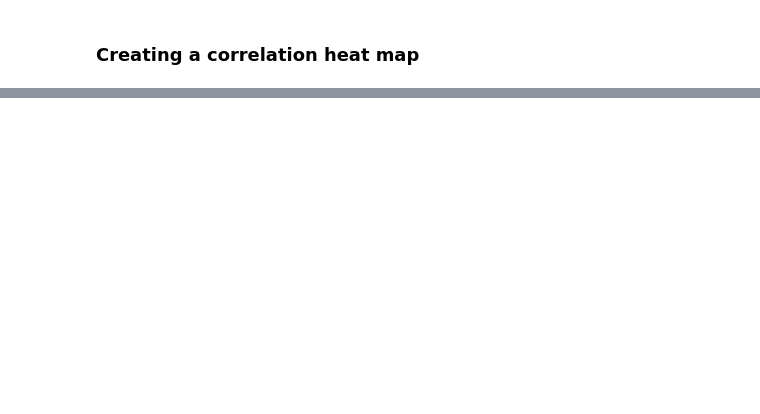
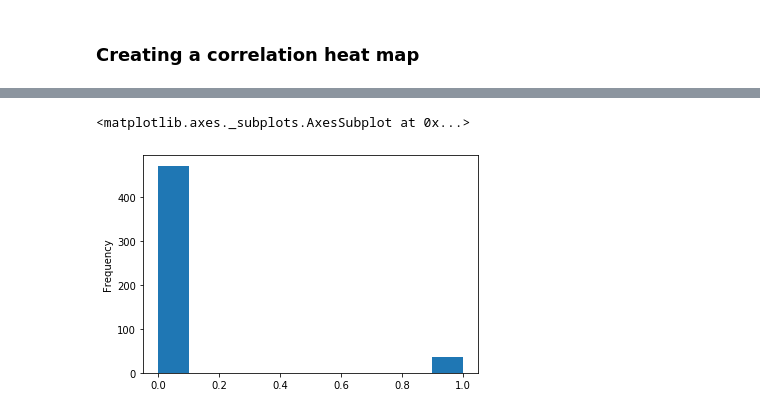
Before and after one commit to declanbarr/boston-house-prices, a Jupyter notebook: boston-house-prices-analysis.ipynb, the cells around one changed output, grey strips where cells are left out. Saved outputs shown, nothing was run; the diff lists cells and outputs as text; code cells hidden in the pictures; blank space fills up the shorter version.

Commit message:
Added summary statistics and histogram of CHAS

```diff
--- a/boston-house-prices-analysis.ipynb
+++ b/boston-house-prices-analysis.ipynb
@@ -101,0 +105,4 @@ corr.style.background_gradient(cmap='coolwarm', axis=None, low=0.23, high=0).set
+# %%
+df2 = df[["MEDV", "PTRATIO", "RM", "INDUS", "CHAS"]]
+
+df2.describe()
@@ -101,0 +119,6 @@ corr.style.background_gradient(cmap='coolwarm', axis=None, low=0.23, high=0).set
+# %%
+# Displaying the frequency of houses that are on/not on Charles river
+df2["CHAS"].plot.hist()
+# %% [output]
+<matplotlib.axes._subplots.AxesSubplot at 0x...>
+[figure, added]
```
Also changed, not shown: parts of 5 cells of this notebook.
